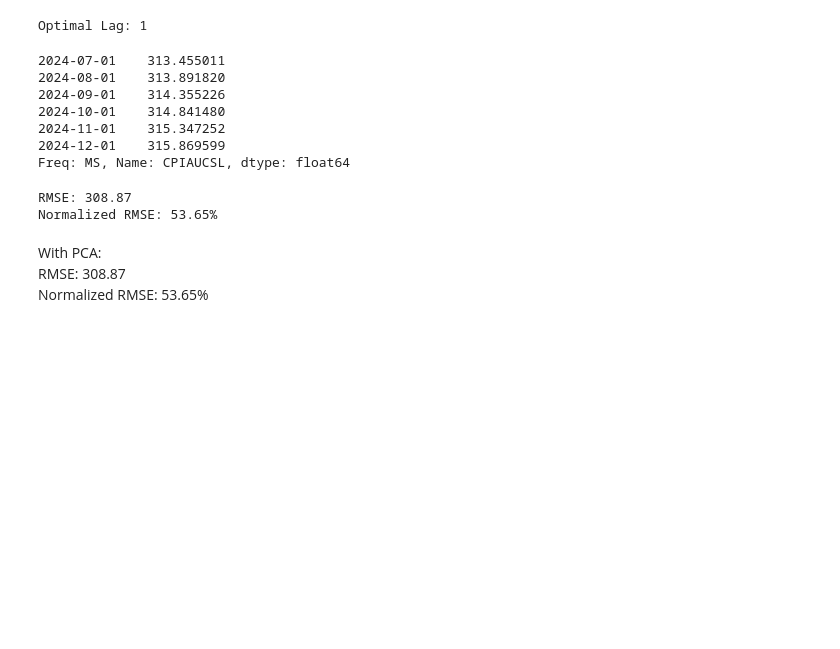
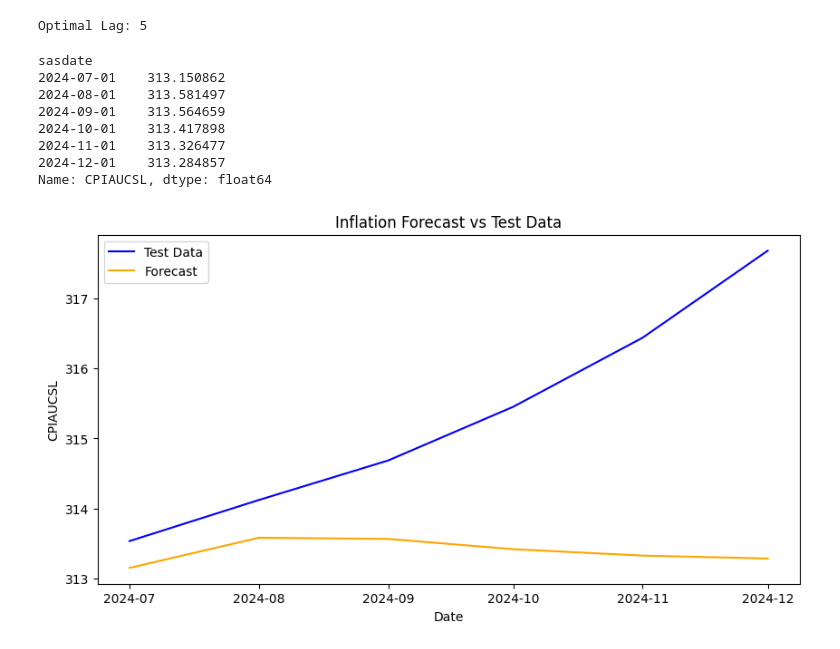
Before and after one commit to JawandS/macroeconvue, a Jupyter notebook: modeling/var.ipynb, the cells around one changed output. Cells and saved outputs as stored; diff of their text form; code cells hidden in the pictures; blank space fills up the shorter version.

```diff
--- a/modeling/var.ipynb
+++ b/modeling/var.ipynb
@@ -22,7 +22,7 @@ df_logged = np.sign(df) * np.log1p(np.abs(df))
 # Split into train and test sets
 FORECAST_HORIZON = 6
 train = df_logged[:-FORECAST_HORIZON]
-test = df_logged[-FORECAST_HORIZON:]
+test = df[-FORECAST_HORIZON:]["CPIAUCSL"]
 
 # Standardize based on training data only to avoid data leakage
 df_logged_train = (train - train.mean()) / train.std()
@@ -44,7 +39,8 @@ test_pca["CPIAUCSL"] = test["CPIAUCSL"].dropna()
 var_model = VAR(train_pca)
 
 # Select optimal lag using BIC (can also use AIC)
-best_lag = var_model.select_order().bic
+# best_lag = var_model.select_order().bic
+best_lag = 5
 print(f"Optimal Lag: {best_lag}")
 
 # Fit the model with the best lag order
@@ -53,32 +49,20 @@ var_results = var_model.fit(best_lag)
 # Generate forecast using the most recent values
 forecast = var_results.forecast(train_pca.values[-best_lag:], steps=FORECAST_HORIZON)
 # %% [output]
-Optimal Lag: 1
+Optimal Lag: 5
 # %%
 # Create DataFrame for the forecast
-forecast_df = pd.DataFrame(forecast, columns=train_pca.columns, index=pd.date_range(start=test_pca.index[0], periods=FORECAST_HORIZON, freq='MS'))
+inflation = pd.DataFrame(forecast, columns=train_pca.columns, index=test.index)["CPIAUCSL"]
 
 # Transform CPIAUCSL back to original scale
-inflation = np.sign(forecast_df["CPIAUCSL"]) * (np.exp(np.abs(forecast_df["CPIAUCSL"])) - 1)
+inflation = np.sign(inflation) * (np.exp(np.abs(inflation)) - 1)
 inflation
 # %% [output]
-2024-07-01    313.455011
-2024-08-01    313.891820
-2024-09-01    314.355226
-2024-10-01    314.841480
-2024-11-01    315.347252
-2024-12-01    315.869599
-Freq: MS, Name: CPIAUCSL, dtype: float64
+sasdate
+2024-07-01    313.150862
+2024-08-01    313.581497
+2024-09-01    313.564659
+2024-10-01    313.417898
+2024-11-01    313.326477
+2024-12-01    313.284857
+Name: CPIAUCSL, dtype: float64
-# %%
-# Calculate RMSE
-rmse = np.sqrt(np.mean((inflation - test["CPIAUCSL"]) ** 2))
-print(f"RMSE: {rmse:.2f}")
-# Normalize RMSE
-print(f"Normalized RMSE: {rmse / np.mean(test['CPIAUCSL']):.2f}%")
-# %% [output]
-RMSE: 308.87
-Normalized RMSE: 53.65%
-# %% [markdown]
-With PCA:
-RMSE: 308.87
-Normalized RMSE: 53.65%
@@ -84,0 +75,14 @@ Normalized RMSE: 53.65%
+# %%
+# Plot inflation vs test
+import matplotlib.pyplot as plt
+
+plt.figure(figsize=(10, 5))
+plt.plot(test.index, test, label='Test Data', color='blue')
+plt.plot(inflation.index, inflation, label='Forecast', color='orange')
+plt.title('Inflation Forecast vs Test Data')
+plt.xlabel('Date')
+plt.ylabel('CPIAUCSL')
+plt.legend()
+plt.show()
+# %% [output]
+[figure, added]
```
Also changed, not shown: parts of 2 cells of this notebook, 1 other file.
